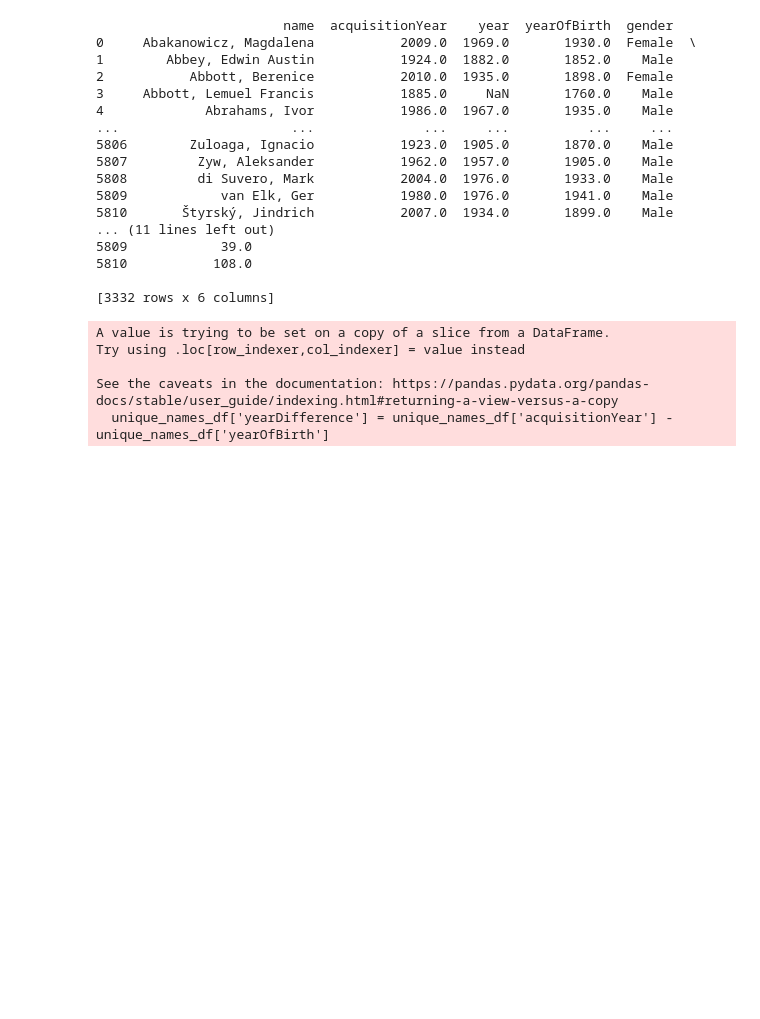
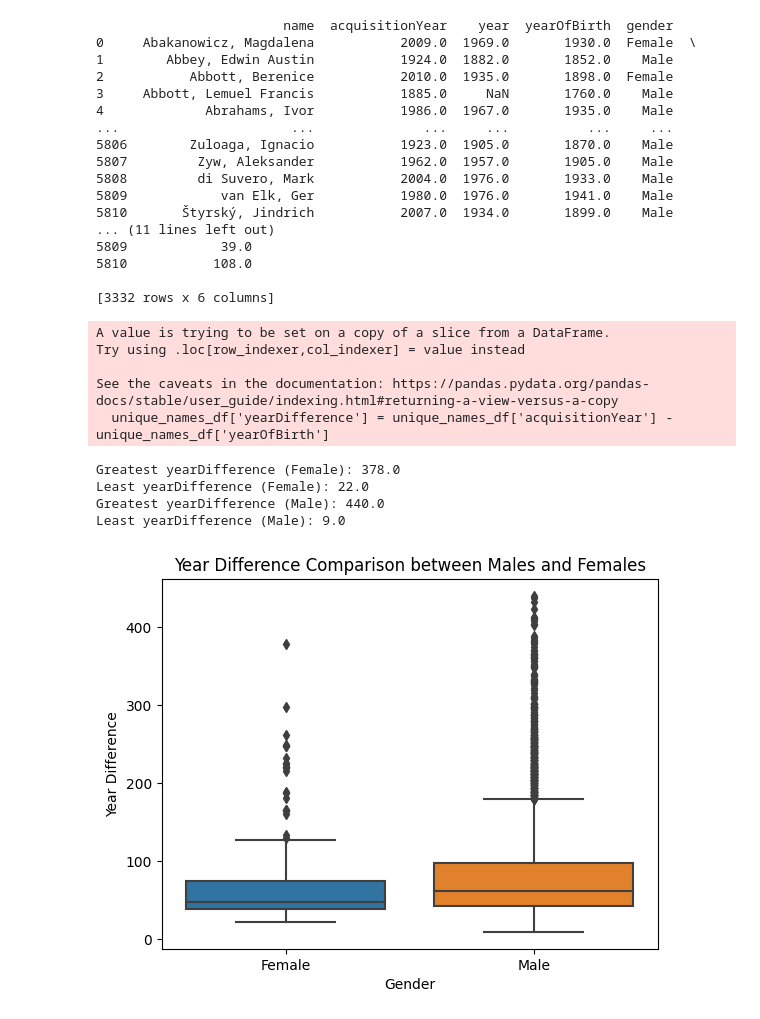
Before and after one commit to jennylzx/dissertation, a Jupyter notebook: notebooks/Tate_acquisitionYear.ipynb, the cells around one changed output. Saved outputs shown, nothing was run; the diff lists cells and outputs as text; code cells hidden in the pictures; blank space fills up the shorter version.

```diff
--- a/notebooks/Tate_acquisitionYear.ipynb
+++ b/notebooks/Tate_acquisitionYear.ipynb
@@ -156,3 +162,35 @@ Try using .loc[row_indexer,col_indexer] = value instead
 
 See the caveats in the documentation: https://pandas.pydata.org/pandas-docs/stable/user_guide/indexing.html#returning-a-view-versus-a-copy
   unique_names_df['yearDifference'] = unique_names_df['acquisitionYear'] - unique_names_df['yearOfBirth']
+# %%
+# Find the greatest and least yearDifference for females
+max_year_difference_female = unique_names_df[unique_names_df['gender'] == 'Female']['yearDifference'].max()
+min_year_difference_female = unique_names_df[unique_names_df['gender'] == 'Female']['yearDifference'].min()
+
+# Find the greatest and least yearDifference for males
+max_year_difference_male = unique_names_df[unique_names_df['gender'] == 'Male']['yearDifference'].max()
+min_year_difference_male = unique_names_df[unique_names_df['gender'] == 'Male']['yearDifference'].min()
+
+# Display the results
+print("Greatest yearDifference (Female):", max_year_difference_female)
+print("Least yearDifference (Female):", min_year_difference_female)
+print("Greatest yearDifference (Male):", max_year_difference_male)
+print("Least yearDifference (Male):", min_year_difference_male)
+# %% [output]
+Greatest yearDifference (Female): 378.0
+Least yearDifference (Female): 22.0
+Greatest yearDifference (Male): 440.0
+Least yearDifference (Male): 9.0
+# %%
+# Create a box plot comparing the yearDifference between males and females
+sns.boxplot(x='gender', y='yearDifference', data=unique_names_df)
+
+# Set labels and title
+plt.xlabel('Gender')
+plt.ylabel('Year Difference')
+plt.title('Year Difference Comparison between Males and Females')
+
+# Show the plot
+plt.show()
+# %% [output]
+[figure, added]
```
Also changed, not shown: parts of 8 cells of this notebook.
